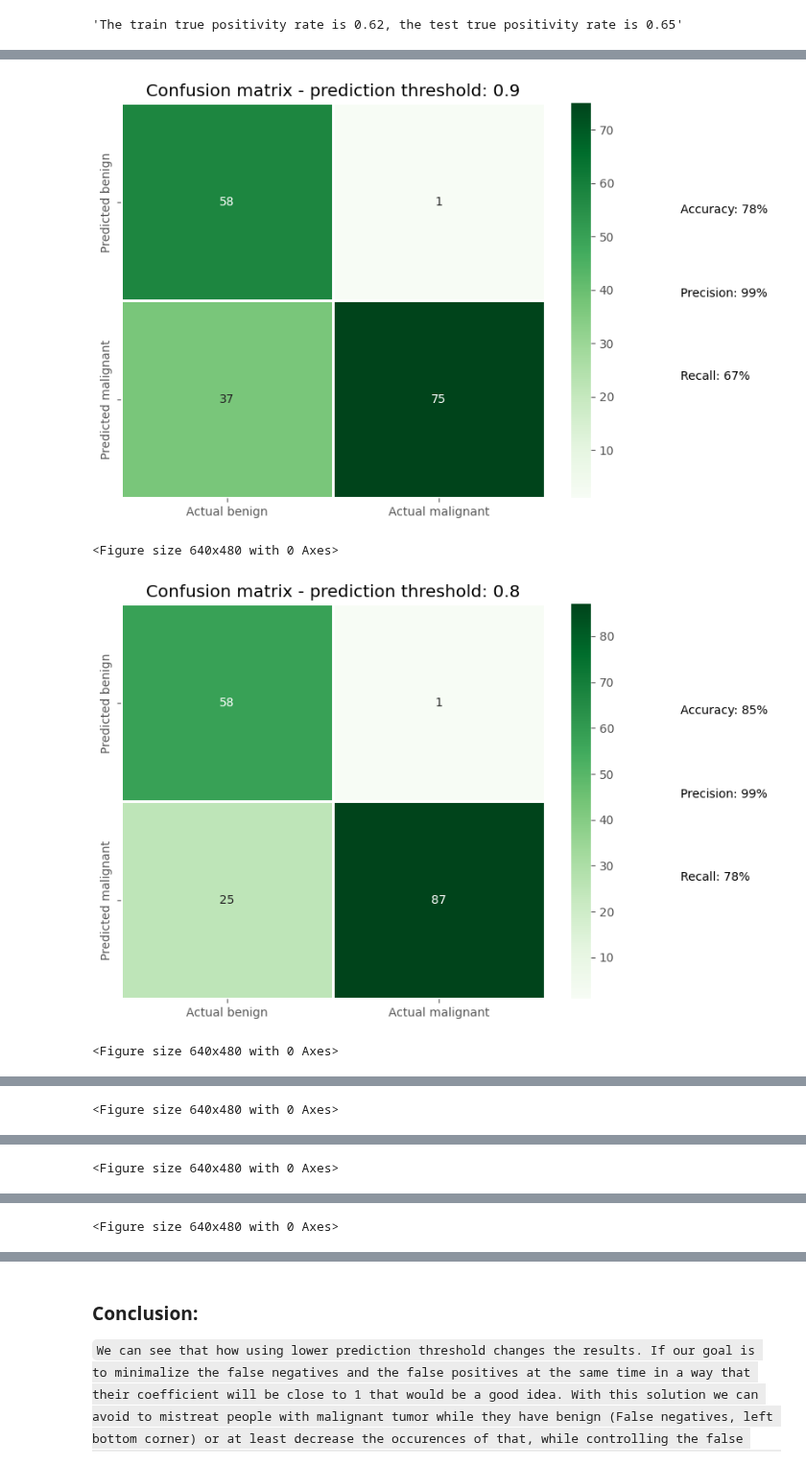
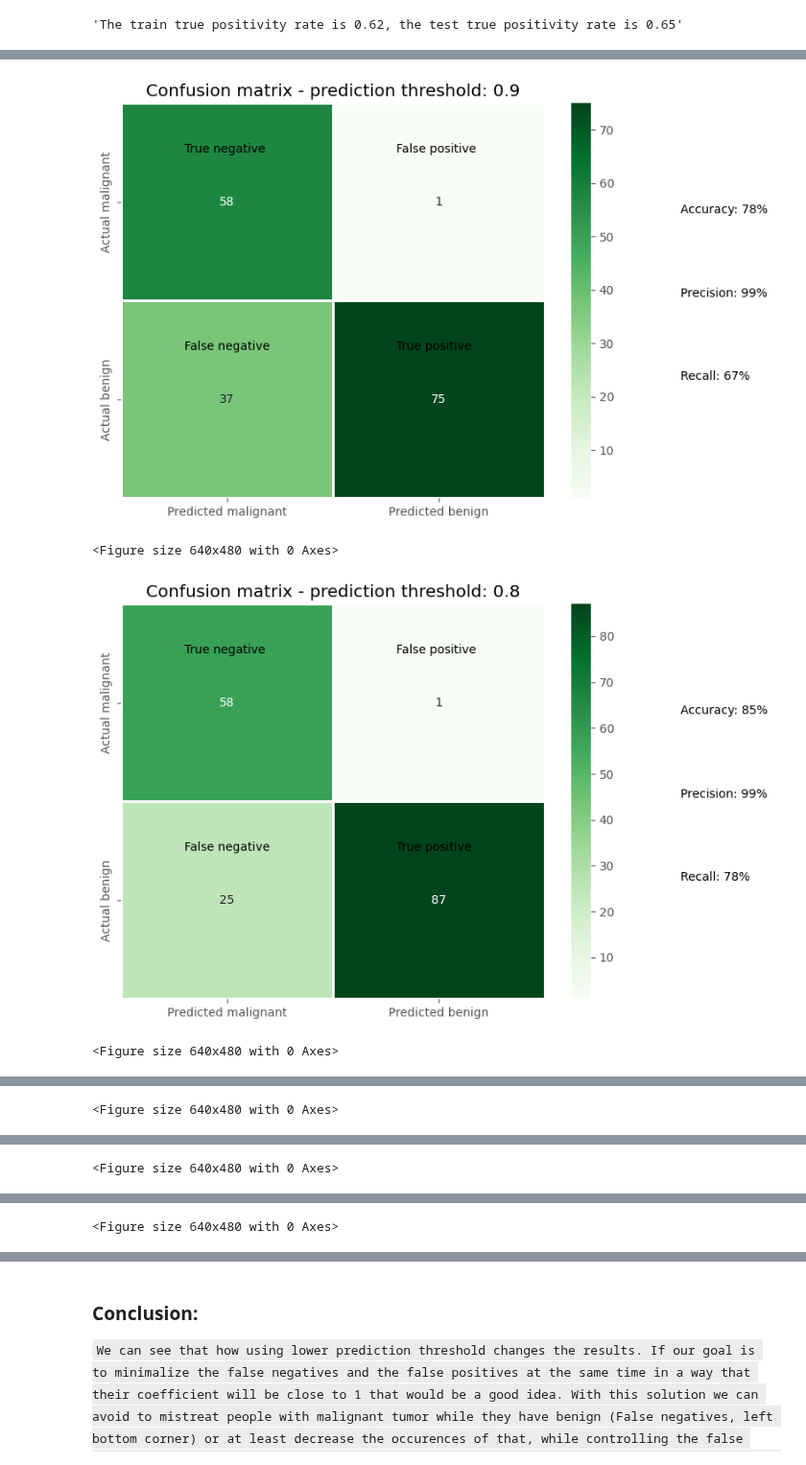
Before and after one commit to LiZoMark841619/Machine_learning, a Jupyter notebook: LogisticRegression/Breast_cancer/script.ipynb, the cells around one changed output, grey strips where cells are left out. Shown at 96% size. Cells and saved outputs as stored; diff of their text form; code cells hidden in the pictures.

```diff
--- a/LogisticRegression/Breast_cancer/script.ipynb
+++ b/LogisticRegression/Breast_cancer/script.ipynb
@@ -180,7 +180,7 @@ type(X), type(y), X.shape, y.shape
 (numpy.ndarray, numpy.ndarray, (569, 5), (569,))
 # %%
 # split the data into train and test data
-X_train, X_test, y_train, y_test = train_test_split(X, y, test_size=0.3, random_state=50)
+X_train, X_test, y_train, y_test = train_test_split(X, y, test_size=0.30, random_state=50)
 # %%
 c, d, e, f = np.sum(y_train == 1), np.sum(y_train == 0), np.sum(y_test == 1), np.sum(y_test == 0)
 f'The train true positivity rate is {c/(c+d):.2}, the test true positivity rate is {e/(e+f):.2}'
@@ -191,8 +191,8 @@ f'The train true positivity rate is {c/(c+d):.2}, the test true positivity rate
 lrm = LogisticRegression(penalty=None, fit_intercept=True, class_weight='balanced')
 model = lrm.fit(X_train, y_train)
 # %%
-threshold = 0.25
+threshold = 0.9
 y_pred_proba = model.predict_proba(X_test)[:, 1]
 y_pred = np.where(y_pred_proba > threshold, 1, 0)
-y_test[40:44], y_pred[40:44]
+y_test, y_pred
 # %% [output]
@@ -199,0 +215,18 @@ y_test[40:44], y_pred[40:44]
+# %%
+true_positives = 0
+true_negatives = 0
+false_positives = 0
+false_negatives = 0
+
+for i in range(len(y_test)):
+  if y_test[i] == 1 and y_pred[i] == 1:
+    true_positives += 1
+  elif y_test[i] == 0 and y_pred[i] == 0:
+    true_negatives += 1
+  elif y_test[i] == 0 and y_pred[i] == 1:
+    false_positives += 1
+  else:
+    false_negatives +=1
+print(true_positives, true_negatives, false_positives, false_negatives)
+conf_matrix = confusion_matrix(y_test, y_pred)
+print(conf_matrix)
@@ -200,20 +237,24 @@ y_test[40:44], y_pred[40:44]
 # %%
 # Evaluate the model by using from sklearn.metrics import confusion_matrix, accuracy_score, precision_score, recall_score
 threshs = [i*1/10 for i in range(1, 10)]
 for thresh in reversed(threshs):
     plt.figure(figsize=[8, 6])
     y_pred = np.where(model.predict_proba(X_test)[:, 1] > thresh, 1, 0)
     sns.heatmap(confusion_matrix(y_test, y_pred), annot=True, fmt=',d', cmap='Greens', linewidths=2, linecolor='white',
-    xticklabels=['Actual benign', 'Actual malignant'], yticklabels=['Predicted benign', 'Predicted malignant'])
+    xticklabels=['Predicted malignant', 'Predicted benign'], yticklabels=['Actual malignant', 'Actual benign'])
     plt.text(x= 2.5, y=1.40, s=f'''
         Accuracy: {round(100*accuracy_score(y_test, y_pred))}%\n\n\n\n\n
         Precision: {round(100*precision_score(y_test, y_pred))}%\n\n\n\n\n
         Recall: {round(100*recall_score(y_test, y_pred))}%''')
+    plt.text(x= .30, y=0.25, s='True negative')
+    plt.text(x= .30, y=1.25, s='False negative')
+    plt.text(x= 1.30, y=0.25, s='False positive')
+    plt.text(x= 1.30, y=1.25, s='True positive')
     plt.title(f'Confusion matrix - prediction threshold: {thresh}')
     plt.show()
     plt.clf()
 # %% [output]
-[figure, old version]
+[figure, new version]
 <Figure size 640x480 with 0 Axes>
-[figure, old version]
+[figure, new version]
 <Figure size 640x480 with 0 Axes>
```
Also changed, not shown: parts of 3 cells of this notebook, 1 other file.
